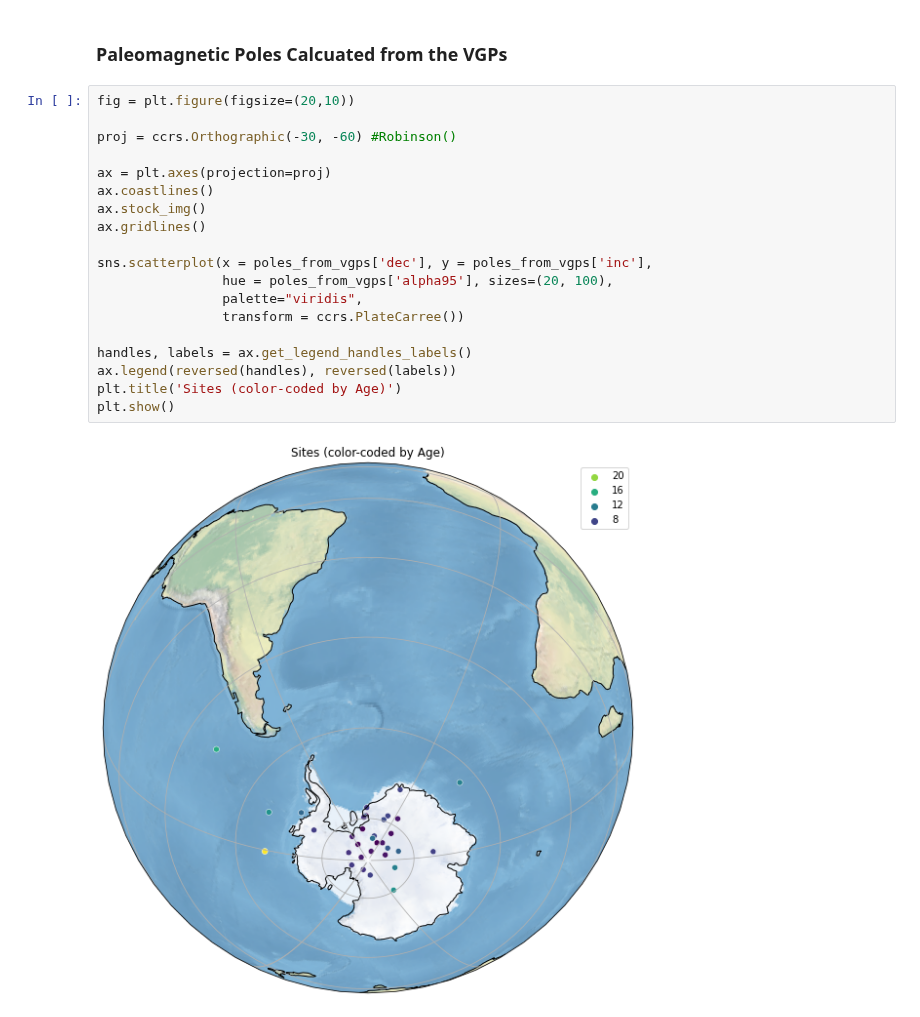
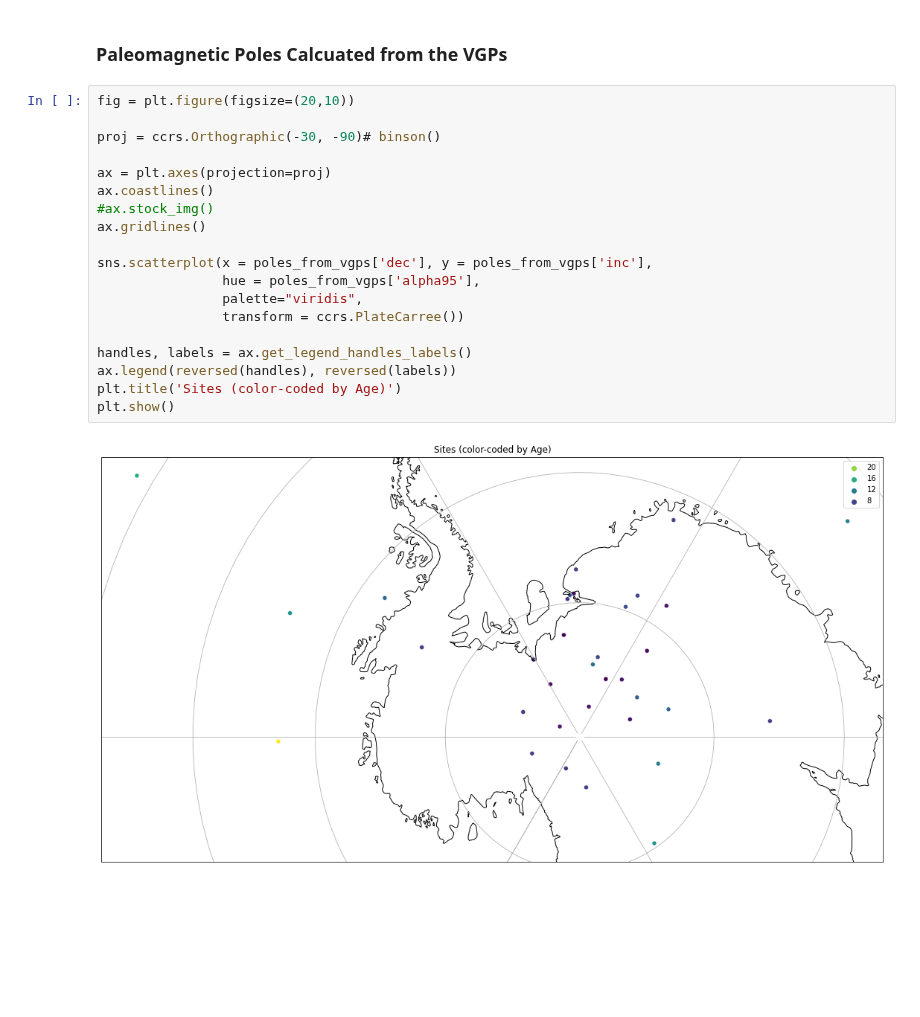
Before and after one commit to bramvaes/Young_CEED_2.0, a Jupyter notebook: Data_read.ipynb, the cells around one changed output. Saved outputs shown, nothing was run; the diff lists cells and outputs as text; blank space fills up the shorter version.

```diff
--- a/Data_read.ipynb
+++ b/Data_read.ipynb
@@ -168,21 +179,21 @@ plt.show()
 # %%
 fig = plt.figure(figsize=(20,10))
 
-proj = ccrs.Orthographic(-30, -60) #Robinson()
+proj = ccrs.Orthographic(-30, -90)# binson()
 
 ax = plt.axes(projection=proj)
 ax.coastlines()
-ax.stock_img()
+#ax.stock_img()
 ax.gridlines()
 
 sns.scatterplot(x = poles_from_vgps['dec'], y = poles_from_vgps['inc'],
-                hue = poles_from_vgps['alpha95'], sizes=(20, 100),
+                hue = poles_from_vgps['alpha95'],
                 palette="viridis",
                 transform = ccrs.PlateCarree())
 
 handles, labels = ax.get_legend_handles_labels()
 ax.legend(reversed(handles), reversed(labels))
 plt.title('Sites (color-coded by Age)')
 plt.show()
 # %% [output]
-[figure, old version]
+[figure, new version]
```
Also changed, not shown: parts of 4 cells of this notebook.
